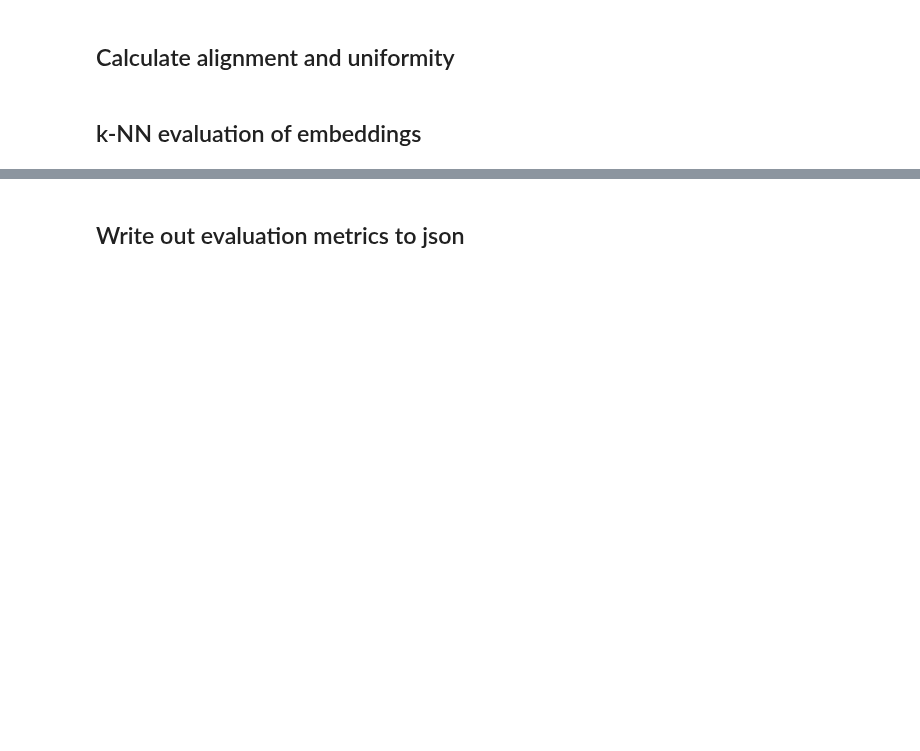
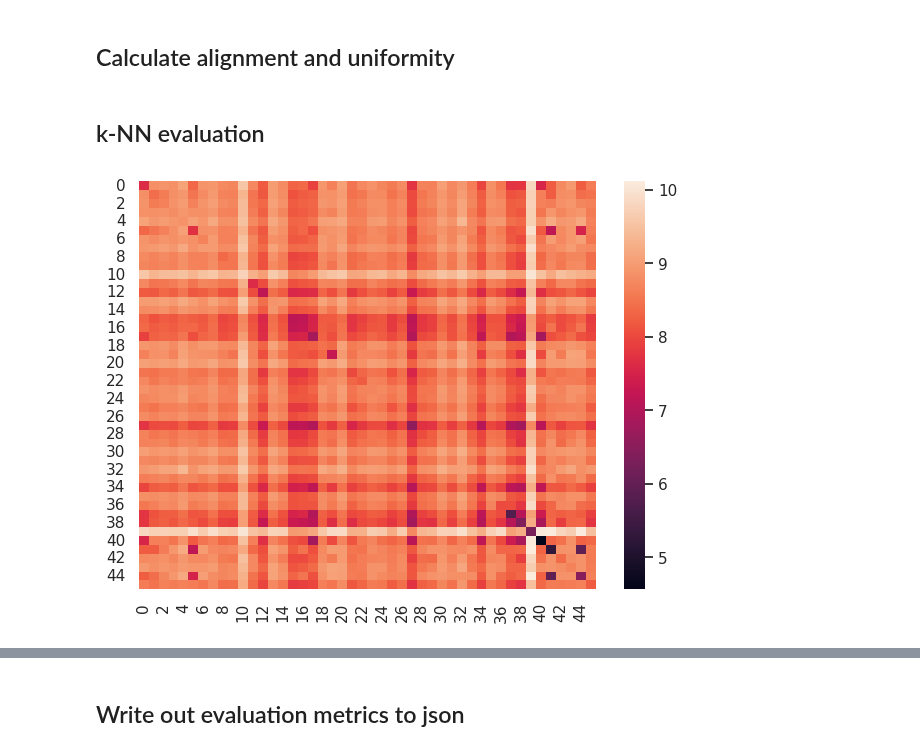
Before and after one commit to yutanagano/tcrlm, a Jupyter notebook: notebooks/benchmark_levenshtein_beta.ipynb, the cells around one changed output, grey strips where cells are left out. Drawn from its saved outputs; the diff is of its cells as text; code cells hidden in the pictures; blank space fills up the shorter version.

Commit message:
Improved beta cdr3 benchmarking

```diff
--- a/notebooks/benchmark_levenshtein_beta.ipynb
+++ b/notebooks/benchmark_levenshtein_beta.ipynb
@@ -39,3 +30,8 @@ random_back_pairs['CDR3B_leven_dist'] = random_back_pairs['CDR3B'].map(lambda pa
+# %%
+if torch.cuda.is_available():
+    device = torch.device('cuda:0')
+else:
+    device = torch.device('cpu')
 # %% [markdown]
 ### Create benchmarking directory
 # %%
@@ -44,0 +43,4 @@ if not BENCHMARK_DIR.is_dir():
+# %%
+CACHE_DIR = BENCHMARK_DIR/'.cache'
+if not CACHE_DIR.is_dir():
+    CACHE_DIR.mkdir()
@@ -71,0 +59,7 @@ if not BENCHMARK_DIR.is_dir():
+# %%
+if (CACHE_DIR/'ep_cdist.pt').is_file():
+    ep_cdist = torch.load(CACHE_DIR/'ep_cdist.pt').to(device)
+else:
+    ep_cdist = cdist(ep_df['CDR3B'], ep_df['CDR3B'], scorer=Levenshtein.distance)
+    ep_cdist = torch.tensor(ep_cdist, dtype=torch.float32)
+    torch.save(ep_cdist.cpu(), CACHE_DIR/'ep_cdist.pt')
@@ -72,2 +88,2 @@ if not BENCHMARK_DIR.is_dir():
 # %% [markdown]
-## k-NN evaluation of embeddings
+## k-NN evaluation
@@ -102,0 +90,11 @@ knn_accuracy = torch.tensor(scores, dtype=torch.float32).mean().item()
+# %%
+avg_dist_in_group = torch.nn.functional.avg_pool2d(ep_cdist.unsqueeze(0),100).squeeze(0)
+scaling_factor = torch.ones(46,46).fill_diagonal_(100/99).to(device)
+avg_dist_in_group *= scaling_factor
+
+c_dist_map = seaborn.heatmap(avg_dist_in_group.cpu().detach().numpy())
+plt.tight_layout()
+plt.savefig(BENCHMARK_DIR/'cdists.png')
+plt.show()
+# %% [output]
+[figure, added]
```
Also changed, not shown: parts of 25 cells of this notebook, 3 other files.
